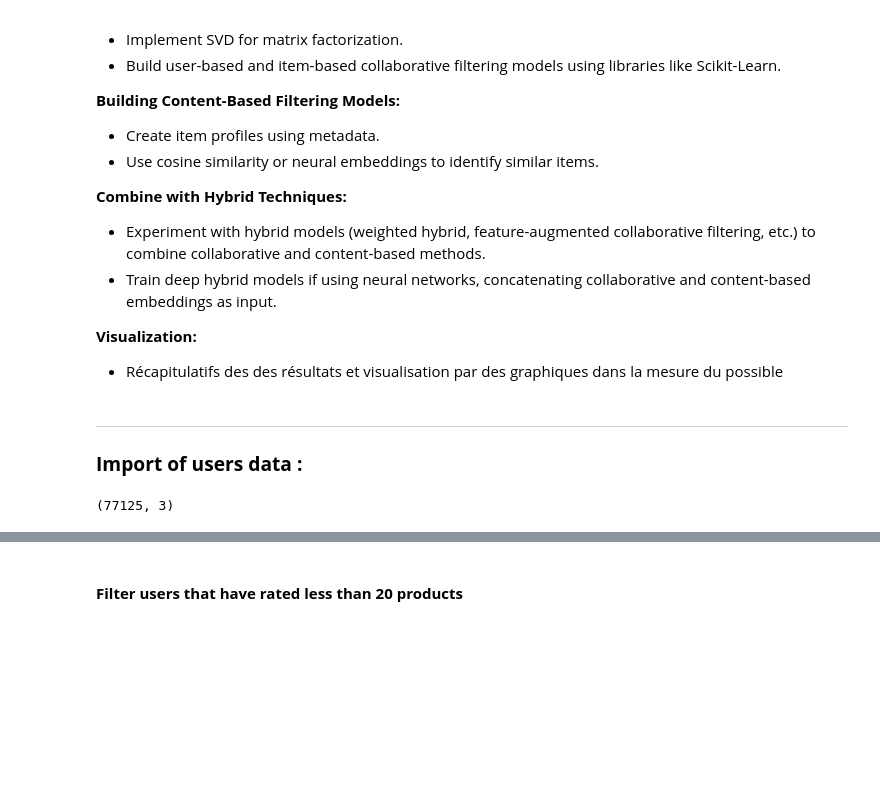
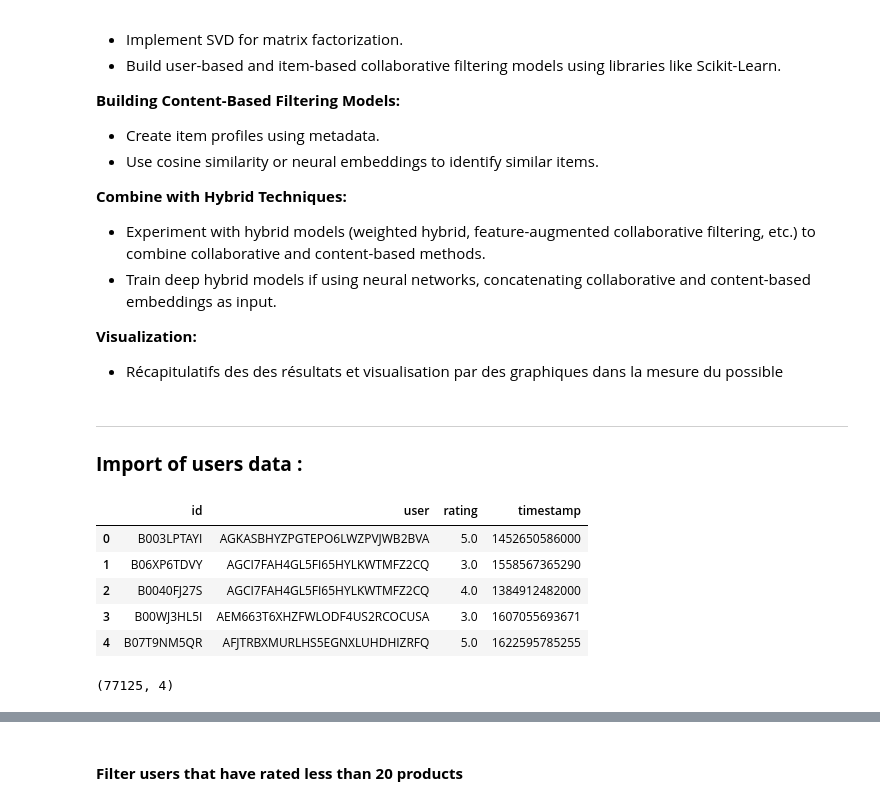
Before and after one commit to arazig/Advanced-ML-project, a Jupyter notebook: Notebook.ipynb, the cells around one changed output, grey strips where cells are left out. Drawn from its saved outputs; the diff is of its cells as text; code cells hidden in the pictures; blank space fills up the shorter version.

```diff
--- a/Notebook.ipynb
+++ b/Notebook.ipynb
@@ -44,7 +44,8 @@ ________________________________
 # %%
 # Import of users data :
 
-file = "/Users/aminerazig/Desktop/ENSAE 3A/ADVANCED ML/Advanced ML-project/DATA/Musical_Instruments.jsonl"
+# file = "/Users/aminerazig/Desktop/ENSAE 3A/ADVANCED ML/Advanced ML-project/DATA/Musical_Instruments.jsonl"
+file = "C:/Users/USER/Desktop/ENSAE 3A/Advanced ML/Musical_Instruments.jsonl/Musical_Instruments.jsonl"
 
 with open(file, 'r') as file:
     data = [json.loads(line) for line in file]
@@ -55,17 +56,30 @@ df_images = pd.DataFrame(
 # %%
 
 df_recommendation = pd.DataFrame(
-    [{"id": item["parent_asin"], "user": item["user_id"], "rating": item["rating"]} for item in data]
+    [{"id": item["parent_asin"], "user": item["user_id"], "rating": item["rating"],
+      "timestamp": item['timestamp']} for item in data]
 )
+# %%
+df_recommendation.head()
+# %% [output]
+|  | id | user | rating | timestamp |
+| 0 | B003LPTAYI | AGKASBHYZPGTEPO6LWZPVJWB2BVA | 5.0 | 1452650586000 |
+| 1 | B06XP6TDVY | AGCI7FAH4GL5FI65HYLKWTMFZ2CQ | 3.0 | 1558567365290 |
+| 2 | B0040FJ27S | AGCI7FAH4GL5FI65HYLKWTMFZ2CQ | 4.0 | 1384912482000 |
+| 3 | B00WJ3HL5I | AEM663T6XHZFWLODF4US2RCOCUSA | 3.0 | 1607055693671 |
+| 4 | B07T9NM5QR | AFJTRBXMURLHS5EGNXLUHDHIZRFQ | 5.0 | 1622595785255 |
 # %%
 # First we check if there is any duplicates in the dataset (ie a user that gives a rating twice for a product)
 print(f"{df_recommendation[df_recommendation.duplicated(subset=['user', 'id'], keep=False)].shape}")
 
-# Then we remove those duplicates (by doing the mean of the ratings) :
-df_recommendation = df_recommendation.groupby(['user', 'id'], as_index=False)['rating'].mean()
+# Then we remove those duplicates (by doing the mean of the ratings and the latest timestamp) :
+df_recommendation = df_recommendation.groupby(['user', 'id'], as_index=False).agg(
+    rating=('rating', 'mean'),
+    timestamp=('timestamp', 'max')
+)
 df_recommendation['rating'] = np.ceil(df_recommendation['rating'])
 # %% [output]
-(77125, 3)
+(77125, 4)
 # %%
 df_recommendation.shape
 # %% [output]
```
Also changed, not shown: parts of 5 cells of this notebook, 1 other file.
